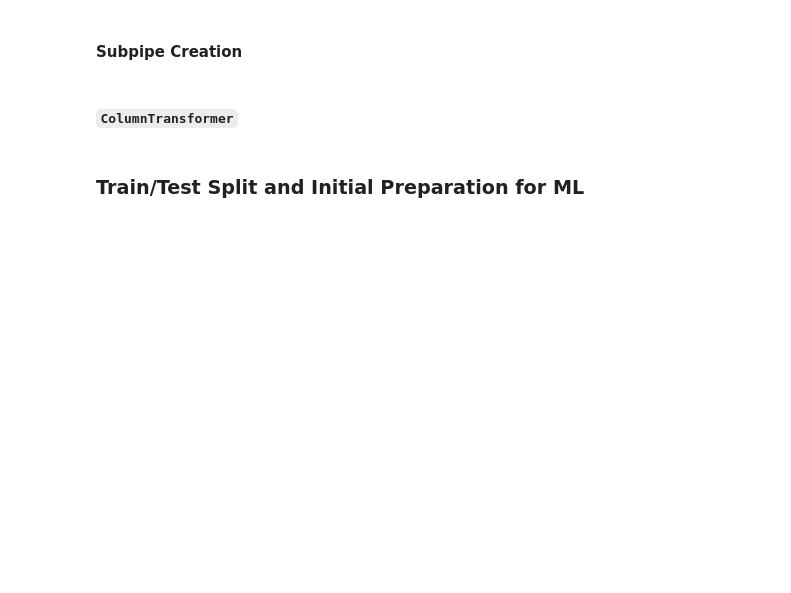
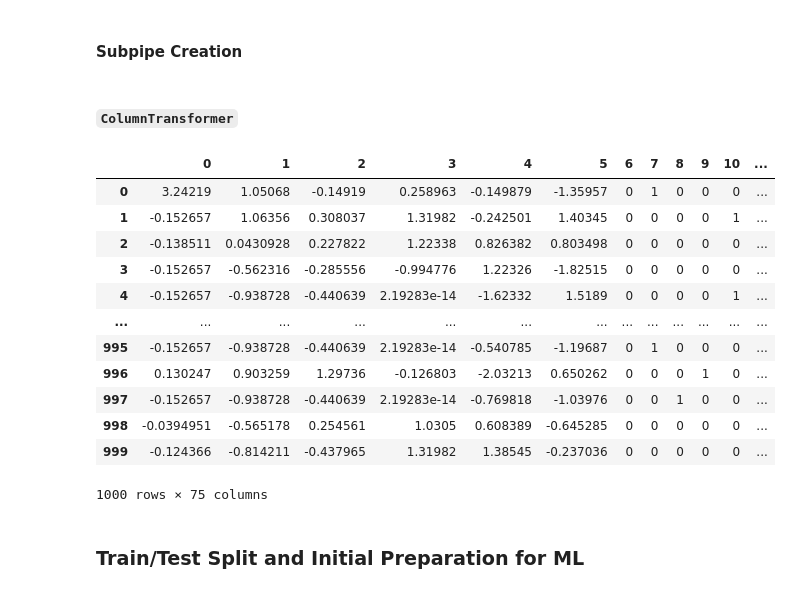
Before and after one commit to toastdeini/Waterpoint-functionality-in-Tanzania, a Jupyter notebook: Exploratory_Analysis_and_Cleaning.ipynb, the cells around one changed output. Saved outputs shown, nothing was run; the diff lists cells and outputs as text; code cells hidden in the pictures; blank space fills up the shorter version.

Commit message:
Fixed imputer in categorical pipeline + new models

```diff
--- a/Exploratory_Analysis_and_Cleaning.ipynb
+++ b/Exploratory_Analysis_and_Cleaning.ipynb
@@ -547,7 +571,8 @@ Name: management_group, dtype: int64
 
 cols_to_drop = [
     'id',  # unique identifier, not useful for modeling
-    'date_recorded',
+    'date_recorded',  # superfluous information, too many unique records
+    'recorded_by',  # no unique information + no unique values across 59.4k rows
     'funder',
     'installer',  # large number of unique values (see also `funder`);
                   # may be added back in later
@@ -555,6 +580,7 @@ cols_to_drop = [
     'num_private',  # data dict. does not provide details for this column
     'subvillage',  # too many unique values - uninformative for modeling
     'region_code',  # redundant information vis-a-visa the simpler `region`
+    'district_code',  # may be added back in later
     'lga',
     'ward',  # redundant location data (with `lga`)
     'scheme_management',  # may be added back in later
@@ -569,6 +595,8 @@ cols_to_drop = [
     'source',  # redundant with other `source_` columns
     'waterpoint_type_group'  # used `waterpoint_type` instead
 ]
+# %%
+df = df.drop(columns = cols_to_drop).copy()
 # %% [markdown]
 ## Preprocessing
 # %% [markdown]
@@ -623,11 +640,12 @@ subpipe_year     = Pipeline(steps=[('num_impute', KNNImputer(missing_values = 0)
                                    ('ss', StandardScaler())])
 
 # Subpipe for categorical features including `basin`, `payment_type`
-subpipe_cat      = Pipeline(steps=[('knn_impute', KNNImputer(missing_values = 'unknown')),
-                                   ('freq_impute', SimpleImputer()),
+subpipe_cat      = Pipeline(steps=[('freq_imputer_nan', SimpleImputer(strategy = 'most_frequent')),
+                                   ('freq_imputer_unk', SimpleImputer(strategy = 'most_frequent',
+                                                                      missing_values = 'unknown')),
                                    ('ohe', OneHotEncoder(drop = 'if_binary',
                                                          sparse = False,
-                                                         handle_unkown = 'ignore'))])
+                                                         handle_unknown = 'ignore'))])
 
 
 # Subpipe for the target column, `status_group`
@@ -635,9 +653,22 @@ subpipe_label    = Pipeline(steps=[('le', LabelEncoder())])
 # %% [markdown]
 #### `ColumnTransformer`
 # %%
-num_cols = ['population', 'gps_height', 'amount_tsh', 'district_code']
-cat_cols = ['basin', 'region', 'payment_type', 'quantity', 'quality_group',
-            'permit', 'public_meeting', 'extraction_type_class',
-            'source_type', 'source_class']
+# Columns to be passed through numerical pipeline
+num_cols = ['amount_tsh',
+            'gps_height',
+            'population']
+
+# Columns to be passed through categorical pipeline
+cat_cols = ['basin',
+            'region',
+            'payment_type',
+            'quantity',
+            'quality_group',
+            'permit',
+            'public_meeting',
+            'extraction_type_class',
+            'source_type',
+            'source_class',
+            'waterpoint_type']
 # %%
 ct = ColumnTransformer(transformers = [
@@ -650,3 +681,19 @@ ct = ColumnTransformer(transformers = [
 
 # ('subpipe_label', subpipe_label, ['status_group'])
+# %%
+pd.DataFrame(ct.fit_transform(df.head(1000)))
+# %% [output]
+|  | 0 | 1 | 2 | 3 | 4 | 5 | 6 | 7 | 8 | 9 | 10 | ... |
+| 0 | 3.24219 | 1.05068 | -0.14919 | 0.258963 | -0.149879 | -1.35957 | 0 | 1 | 0 | 0 | 0 | ... |
+| 1 | -0.152657 | 1.06356 | 0.308037 | 1.31982 | -0.242501 | 1.40345 | 0 | 0 | 0 | 0 | 1 | ... |
+| 2 | -0.138511 | 0.0430928 | 0.227822 | 1.22338 | 0.826382 | 0.803498 | 0 | 0 | 0 | 0 | 0 | ... |
+| 3 | -0.152657 | -0.562316 | -0.285556 | -0.994776 | 1.22326 | -1.82515 | 0 | 0 | 0 | 0 | 0 | ... |
+| 4 | -0.152657 | -0.938728 | -0.440639 | 2.19283e-14 | -1.62332 | 1.5189 | 0 | 0 | 0 | 0 | 1 | ... |
+| ... | ... | ... | ... | ... | ... | ... | ... | ... | ... | ... | ... | ... |
+| 995 | -0.152657 | -0.938728 | -0.440639 | 2.19283e-14 | -0.540785 | -1.19687 | 0 | 1 | 0 | 0 | 0 | ... |
+| 996 | 0.130247 | 0.903259 | 1.29736 | -0.126803 | -2.03213 | 0.650262 | 0 | 0 | 0 | 1 | 0 | ... |
+| 997 | -0.152657 | -0.938728 | -0.440639 | 2.19283e-14 | -0.769818 | -1.03976 | 0 | 0 | 1 | 0 | 0 | ... |
+| 998 | -0.0394951 | -0.565178 | 0.254561 | 1.0305 | 0.608389 | -0.645285 | 0 | 0 | 0 | 0 | 0 | ... |
+| 999 | -0.124366 | -0.814211 | -0.437965 | 1.31982 | 1.38545 | -0.237036 | 0 | 0 | 0 | 0 | 0 | ... |
+1000 rows × 75 columns
 # %%
```
Also changed, not shown: parts of 54 cells of this notebook.
